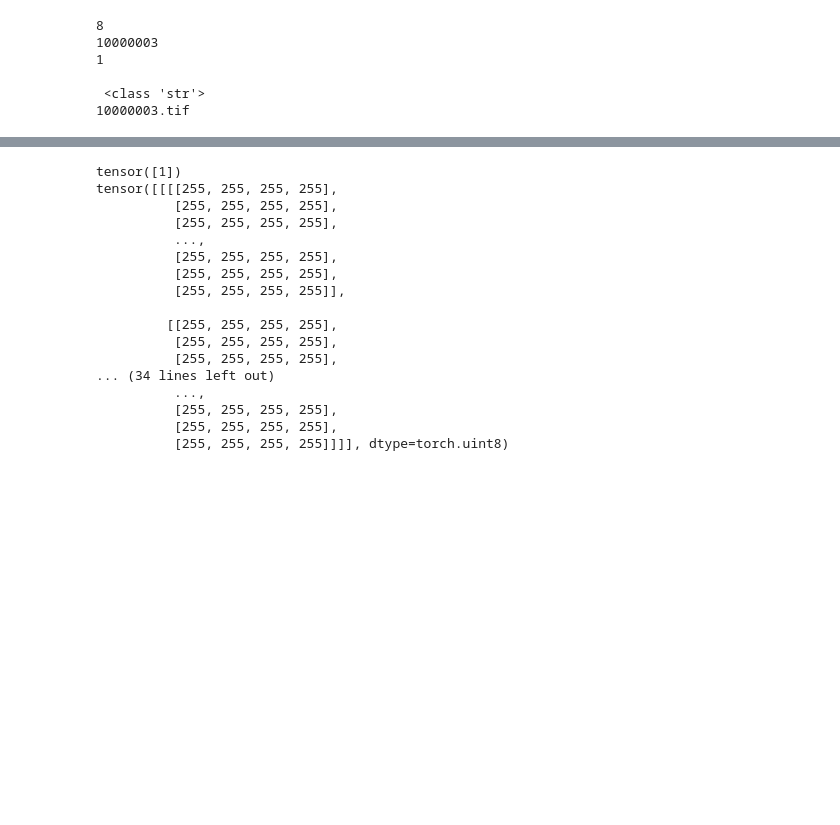
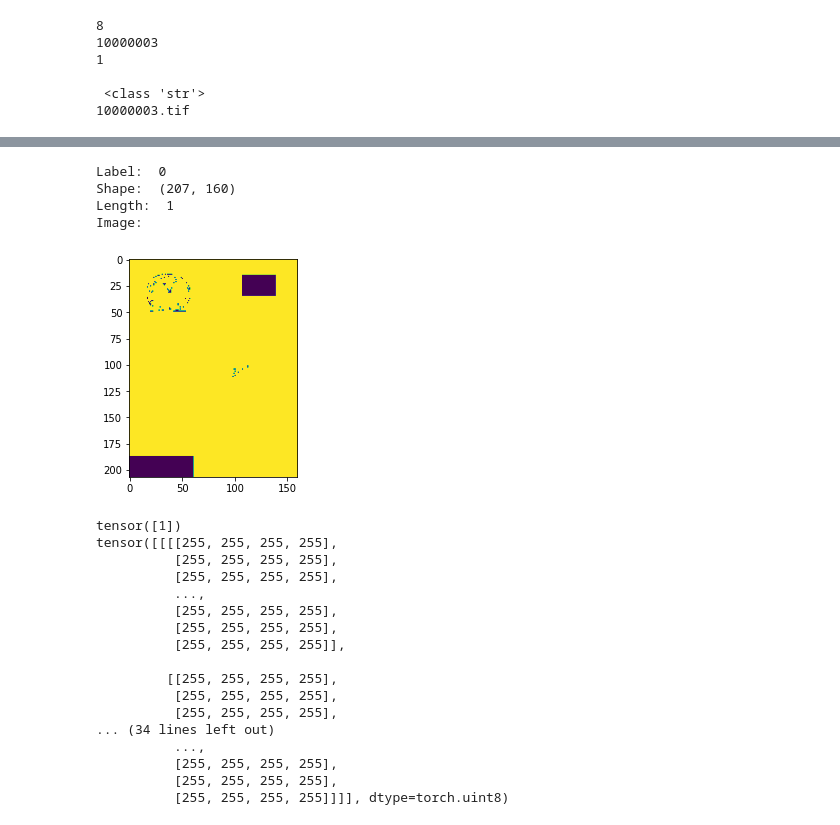
Before and after one commit to ian-byrne/MADSmilestone2, a Jupyter notebook: ian_testingground.ipynb, the cells around one changed output, grey strips where cells are left out. Drawn from its saved outputs; the diff is of its cells as text; code cells hidden in the pictures; blank space fills up the shorter version.

```diff
--- a/ian_testingground.ipynb
+++ b/ian_testingground.ipynb
@@ -249,15 +267,15 @@ print(f"{data.vals[0][0]}.tif")
  <class 'str'>
 10000003.tif
 # %%
-class ResizedClocks(Dataset):
-    """Resized clock drawing dataset"""
+"""class ResizedClocks(Dataset):
+    Resized clock drawing dataset
 
     def __init__(self, round, round_labels):
-        """
-        Args:
-            round (int): Round to grab images from.
-            values (list of tuples): Corresponding values for the round.
-        """
+
+        #Args:
+            #round (int): Round to grab images from.
+            #values (list of tuples): Corresponding values for the round.
+
         self.round = round
         self.vals = round_labels
         self.client = boto3.client('s3',
@@ -280,4 +298,4 @@ class ResizedClocks(Dataset):
 
         sample = {'image': im, 'label': label}
 
-        return sample
+        return sample"""
@@ -284,3 +387,16 @@ class ResizedClocks(Dataset):
+# %%
+plt.imshow(image_array[0])
+print("Label: ", label_array[0])
+print("Shape: ", image_array[0].shape)
+
+print("Length: ", len(image_array))
+print("Image: ")
+# %% [output]
+Label:  0
+Shape:  (207, 160)
+Length:  1
+Image:
+[figure, added]
 # %%
 data = ResizedClocks(8, round_dict[8][:1])
 resize_dataloader = DataLoader(dataset=data)
```
Also changed, not shown: parts of 6 cells of this notebook.
